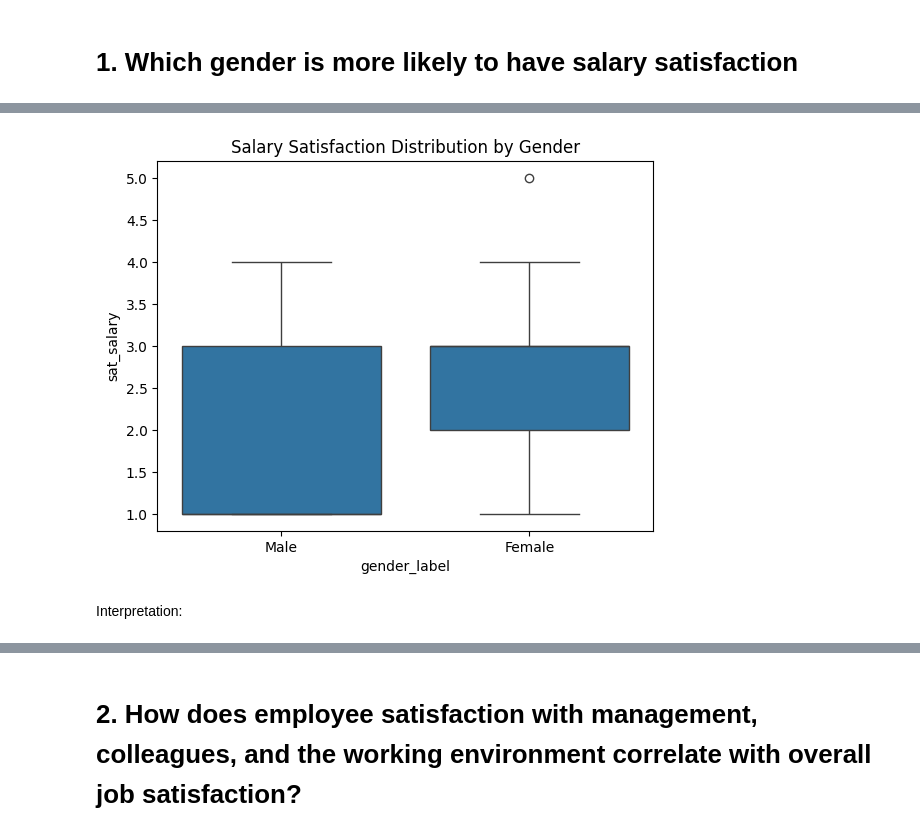
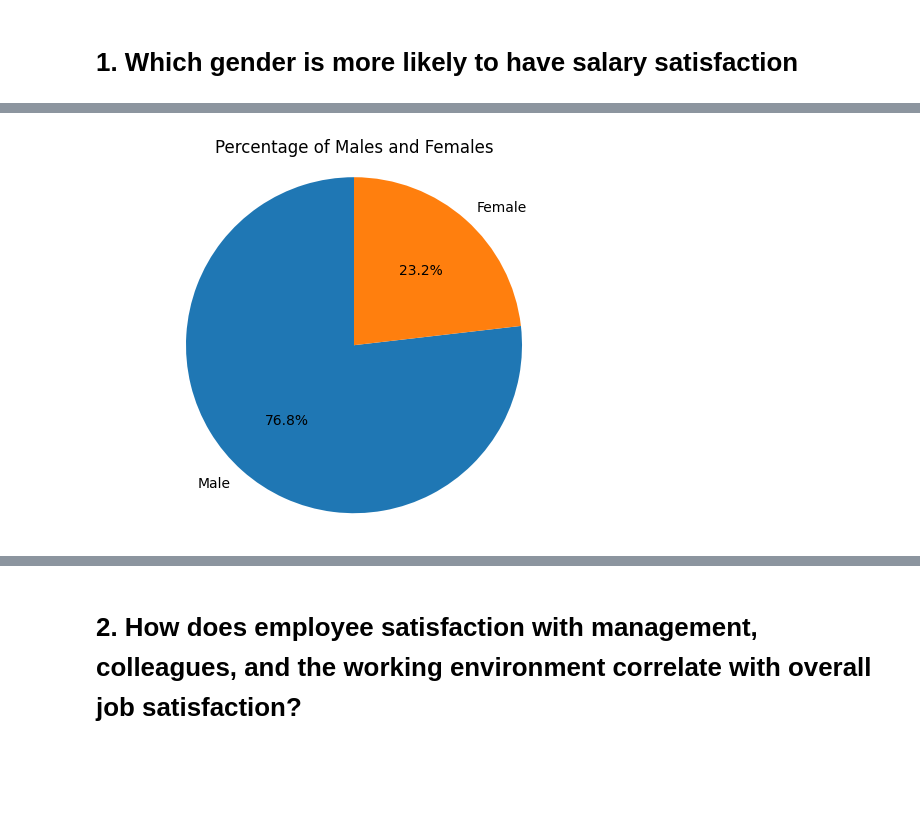
Before and after one commit to lekhangNguyen/Python_Data_Processing, a Jupyter notebook: Data_Processing_with_Python.ipynb, the cells around one changed output, grey strips where cells are left out. Drawn from its saved outputs; the diff is of its cells as text; code cells hidden in the pictures; blank space fills up the shorter version.

```diff
--- a/Data_Processing_with_Python.ipynb
+++ b/Data_Processing_with_Python.ipynb
@@ -106,9 +113,9 @@ df.sort_values(by=['sat_salary'], ascending=False).head()
-# %%
-# visualize salary satisfaction ditribution by gender_label.
-sns.boxplot(x='gender_label', y='sat_salary', data=df)
-plt.title('Salary Satisfaction Distribution by Gender')
-plt.show()
-# %% [output]
-[figure, removed]
-# %% [markdown]
-Interpretation:
+# %%
+gender_counts = df['gender_label'].value_counts()
+
+plt.pie(gender_counts, labels=gender_counts.index, autopct='%1.1f%%', startangle=90)
+plt.title('Percentage of Males and Females')
+plt.axis('equal')
+plt.show()
+# %% [output]
+[figure, added]
```
Also changed, not shown: parts of 25 cells of this notebook.
